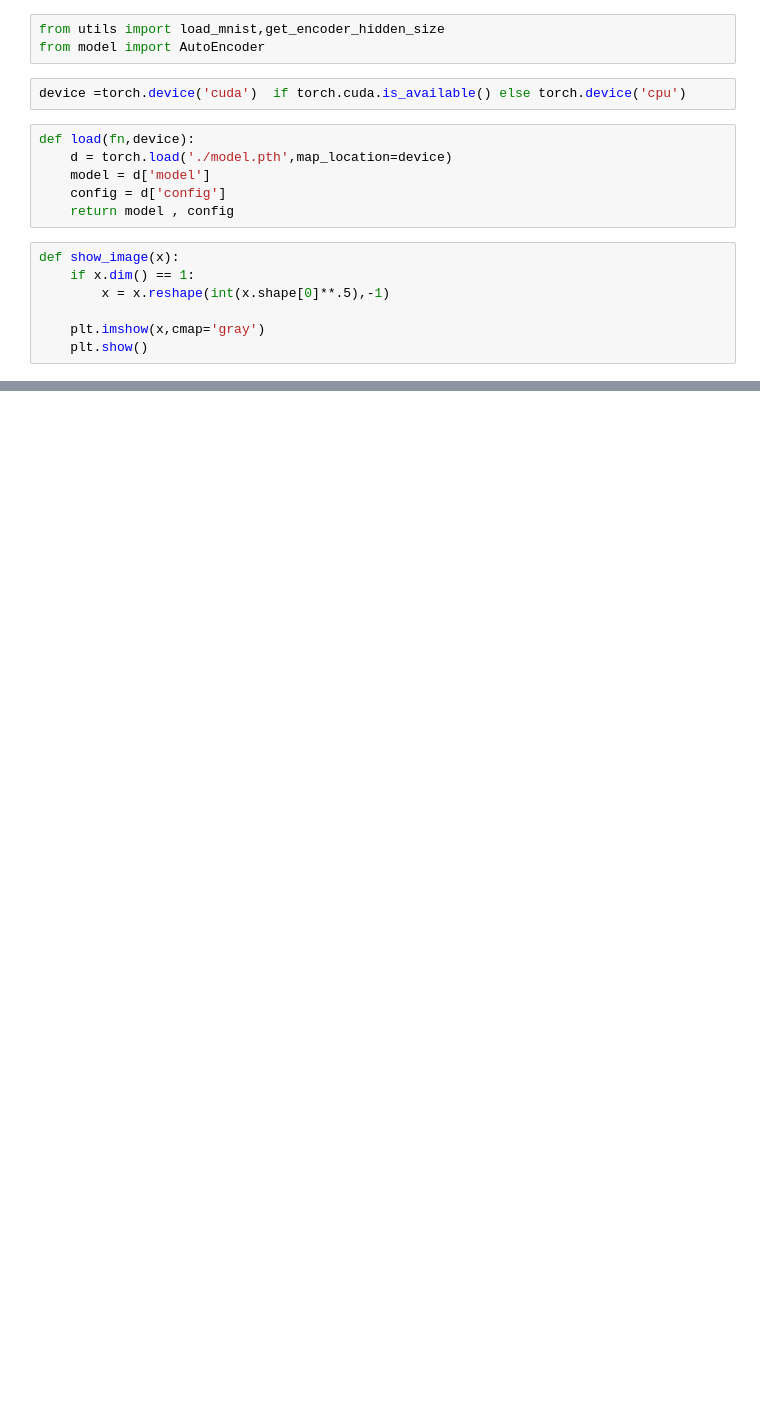
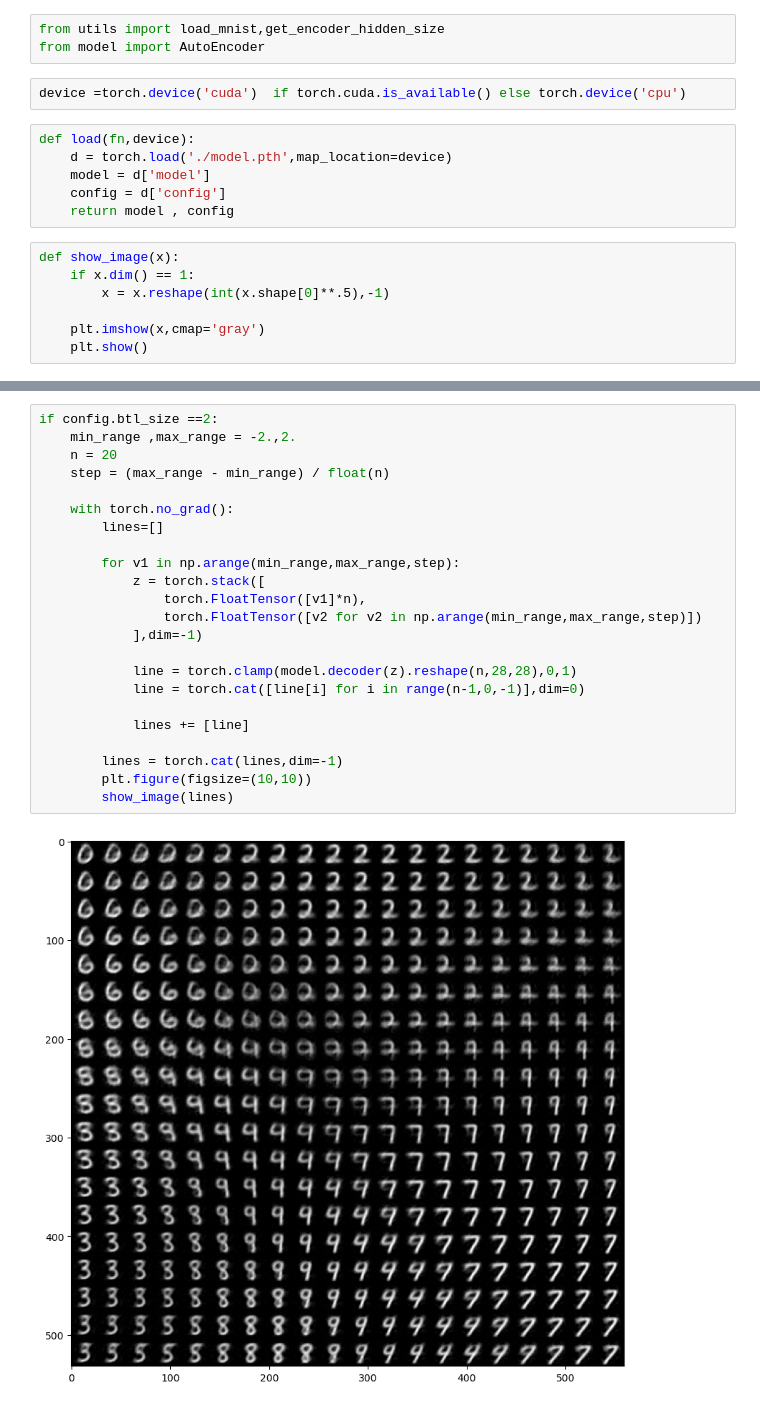
Before and after one commit to faizman31/MNIST_AutoEncoder, a Jupyter notebook: predict.ipynb, the cells around one changed output, grey strips where cells are left out. Saved outputs shown, nothing was run; the diff lists cells and outputs as text; blank space fills up the shorter version.

```diff
--- a/predict.ipynb
+++ b/predict.ipynb
@@ -91,0 +79,25 @@ with torch.no_grad():
+# %%
+if config.btl_size ==2:
+    min_range ,max_range = -2.,2.
+    n = 20
+    step = (max_range - min_range) / float(n)
+
+    with torch.no_grad():
+        lines=[]
+
+        for v1 in np.arange(min_range,max_range,step):
+            z = torch.stack([
+                torch.FloatTensor([v1]*n),
+                torch.FloatTensor([v2 for v2 in np.arange(min_range,max_range,step)])
+            ],dim=-1)
+
+            line = torch.clamp(model.decoder(z).reshape(n,28,28),0,1)
+            line = torch.cat([line[i] for i in range(n-1,0,-1)],dim=0)
+
+            lines += [line]
+
+        lines = torch.cat(lines,dim=-1)
+        plt.figure(figsize=(10,10))
+        show_image(lines)
+# %% [output]
+[figure, added]
```
Also changed, not shown: parts of 4 cells of this notebook.
